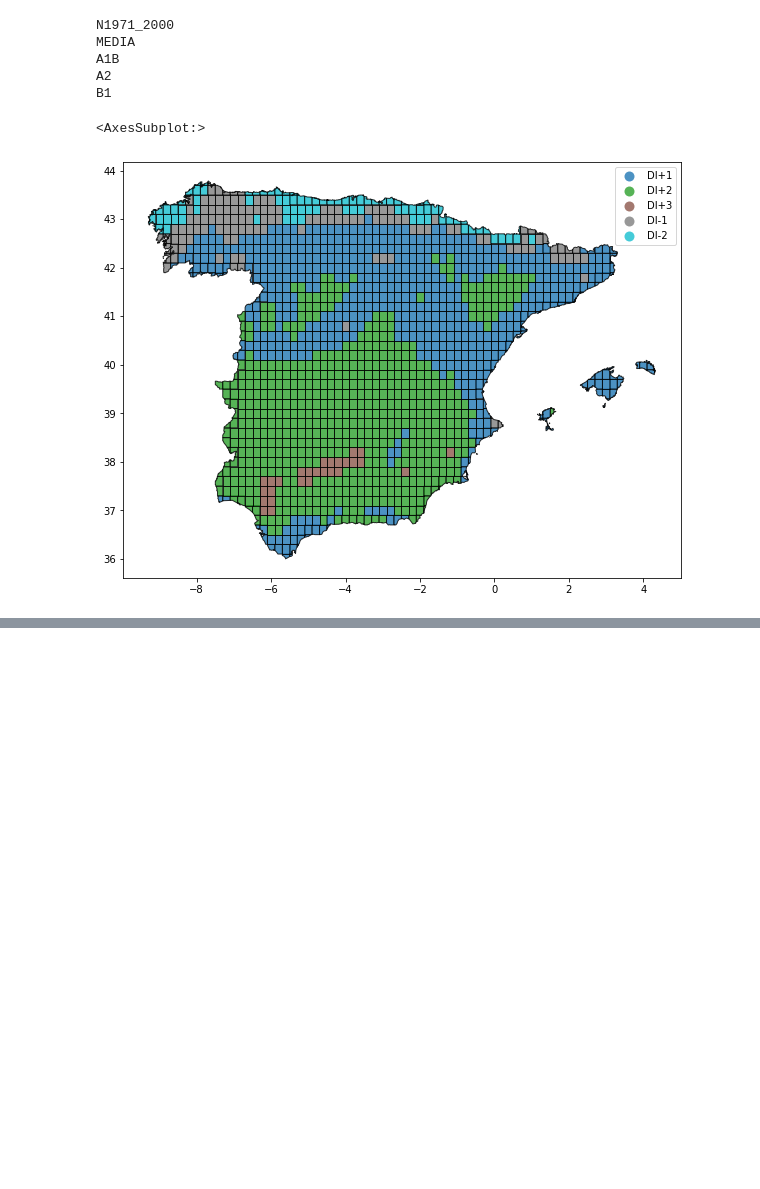
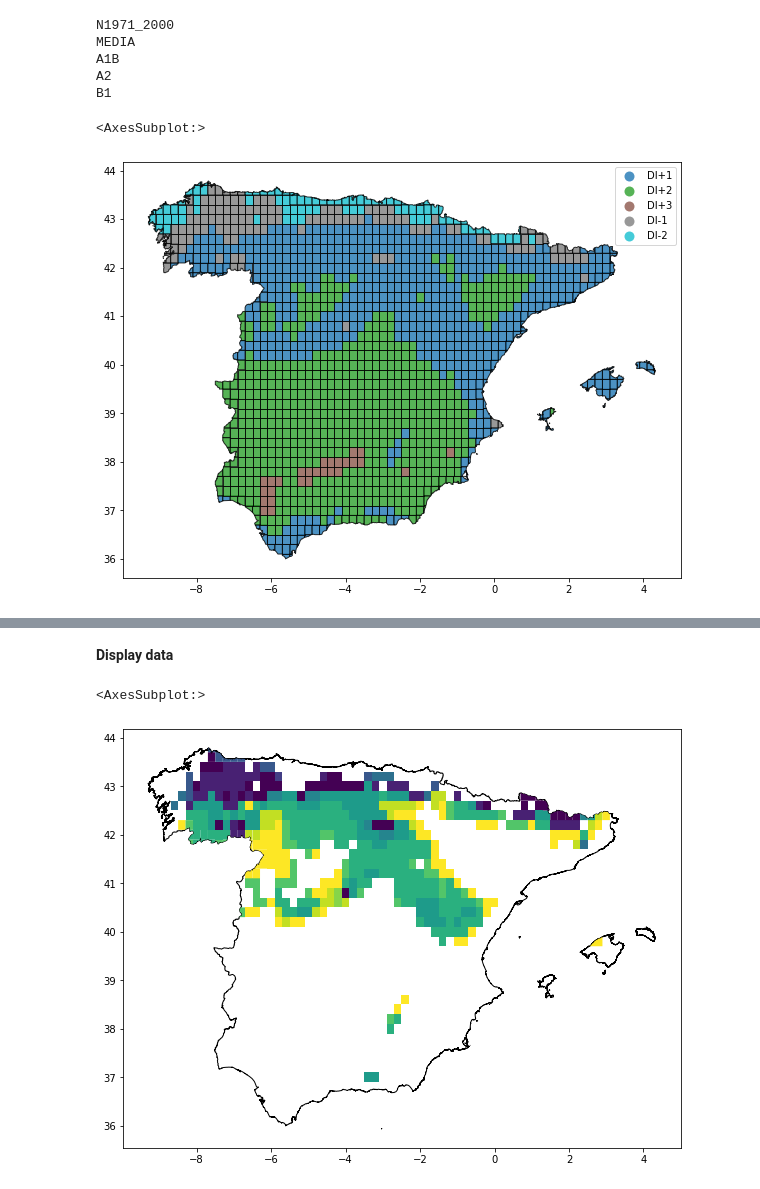
Before and after one commit to Vizzuality/ecf-agricultural-climate-impact, a Jupyter notebook: data/notebooks/Lab/08_Datos_Viñedo.ipynb, the cells around one changed output, grey strips where cells are left out. Cells and saved outputs as stored; diff of their text form; code cells hidden in the pictures; blank space fills up the shorter version.

```diff
--- a/data/notebooks/Lab/08_Datos_Viñedo.ipynb
+++ b/data/notebooks/Lab/08_Datos_Viñedo.ipynb
@@ -360,0 +395,2 @@ gdf_is.plot(ax=ax, column='MEDIA_class', alpha=0.8, edgecolor='k', legend=True)
+# %%
+gdf_zone = gdf_zone.rename(columns=dict(zip(lst,lst_new)))
@@ -360,0 +433,32 @@ gdf_is.plot(ax=ax, column='MEDIA_class', alpha=0.8, edgecolor='k', legend=True)
+# %%
+def combine_indexes_value(x, scenario):
+    if (x[f'{scenario}_class_DI'] == 'DI-1') and  (x[f'{scenario}_class_CI'] == 'CI+2') and (x[f'{scenario}_class_HI'] == 'HI-3'):
+        return 1
+    if (x[f'{scenario}_class_DI'] == 'DI-1') and  (x[f'{scenario}_class_CI'] == 'CI+2') and (x[f'{scenario}_class_HI'] == 'HI-2'):
+        return 2
+    if (x[f'{scenario}_class_DI'] == 'DI-1') and  (x[f'{scenario}_class_CI'] == 'CI+1') and (x[f'{scenario}_class_HI'] == 'HI-3'):
+        return 3
+    if (x[f'{scenario}_class_DI'] == 'DI-1') and  (x[f'{scenario}_class_CI'] == 'CI+1') and (x[f'{scenario}_class_HI'] == 'HI-2'):
+        return 4
+    if (x[f'{scenario}_class_DI'] == 'DI-1') and  (x[f'{scenario}_class_CI'] == 'CI+1') and (x[f'{scenario}_class_HI'] == 'HI-1'):
+        return 5
+    if (x[f'{scenario}_class_DI'] == 'DI+1') and  (x[f'{scenario}_class_CI'] == 'CI+2') and (x[f'{scenario}_class_HI'] == 'HI-3'):
+        return 6
+    if (x[f'{scenario}_class_DI'] == 'DI+1') and  (x[f'{scenario}_class_CI'] == 'CI+2') and (x[f'{scenario}_class_HI'] == 'HI-2'):
+        return 7
+    if (x[f'{scenario}_class_DI'] == 'DI+1') and  (x[f'{scenario}_class_CI'] == 'CI+2') and (x[f'{scenario}_class_HI'] == 'HI-1'):
+        return 8
+    if (x[f'{scenario}_class_DI'] == 'DI+1') and  (x[f'{scenario}_class_CI'] == 'CI+2') and (x[f'{scenario}_class_HI'] == 'HI+1'):
+        return 9
+    if (x[f'{scenario}_class_DI'] == 'DI+1') and  (x[f'{scenario}_class_CI'] == 'CI+1') and (x[f'{scenario}_class_HI'] == 'HI-2'):
+        return 10
+    if (x[f'{scenario}_class_DI'] == 'DI+1') and  (x[f'{scenario}_class_CI'] == 'CI+1') and (x[f'{scenario}_class_HI'] == 'HI-1'):
+        return 11
+    if (x[f'{scenario}_class_DI'] == 'DI+1') and  (x[f'{scenario}_class_CI'] == 'CI+1') and (x[f'{scenario}_class_HI'] == 'HI+1'):
+        return 12
+    return np.nan
+# %%
+for scenario in ['N1971_2000', 'MEDIA', 'A1B', 'A2', 'B1']:
+    print(scenario)
+    gdf_zone[f'{scenario}_class'] = gdf_zone.apply(lambda x: combine_indexes_class(x, scenario), axis=1)
+    gdf_zone[f'{scenario}'] = gdf_zone.apply(lambda x: combine_indexes_value(x, scenario), axis=1)
@@ -360,0 +471,5 @@ gdf_is.plot(ax=ax, column='MEDIA_class', alpha=0.8, edgecolor='k', legend=True)
+# %%
+gdf_zone = gdf_zone[['DENOMINACI', 'LONG', 'LAT', 'geometry', 'N1971_2000_class', 'N1971_2000',
+       'MEDIA_class', 'MEDIA', 'A1B_class', 'A1B', 'A2_class', 'A2',
+       'B1_class', 'B1']]
+gdf_zone
@@ -360,0 +490,9 @@ gdf_is.plot(ax=ax, column='MEDIA_class', alpha=0.8, edgecolor='k', legend=True)
+# %% [markdown]
+**Display data**
+# %%
+fig, ax = plt.subplots(figsize=(10,10))
+spain.plot(ax=ax, color='w', edgecolor='k')
+gdf_zone.plot(ax=ax, column='MEDIA')
+# %% [output]
+<AxesSubplot:>
+[figure, added]
```
Also changed, not shown: parts of 9 cells of this notebook.
